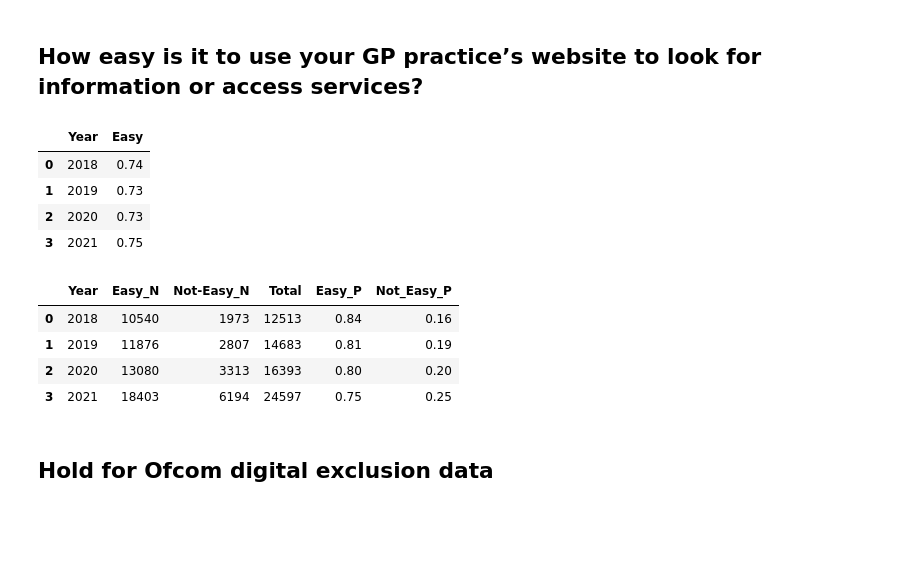
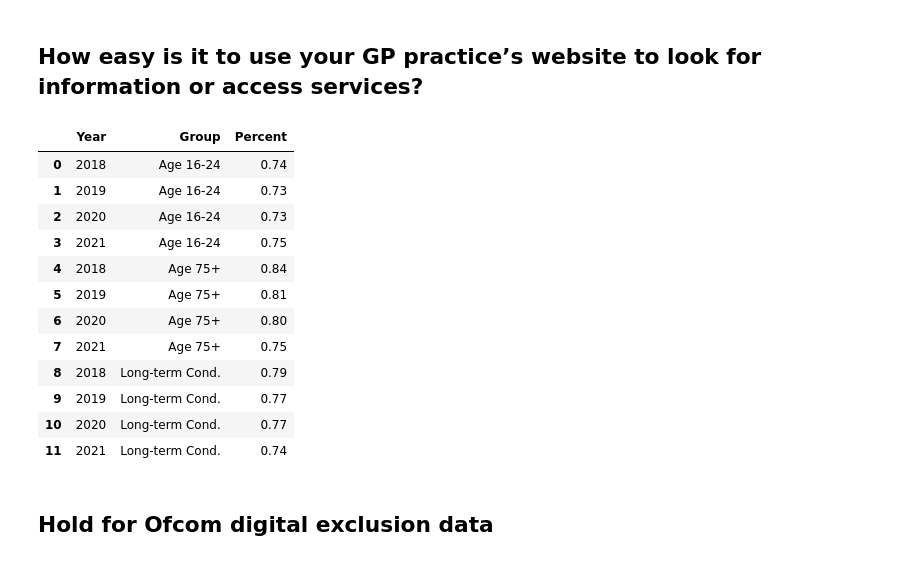
Before and after one commit to nhsx/digital-health-insights, a Jupyter notebook: Digital-Insights-2021-GP-Patient-Survey-2021-Analysis-Master.ipynb, the cells around one changed output. Cells and saved outputs as stored; diff of their text form; code cells hidden in the pictures; blank space fills up the shorter version.

Commit message:
ease of use chart if we need it

```diff
--- a/Digital-Insights-2021-GP-Patient-Survey-2021-Analysis-Master.ipynb
+++ b/Digital-Insights-2021-GP-Patient-Survey-2021-Analysis-Master.ipynb
@@ -321,35 +281,3 @@ figure.show()
 ## Trends - Using GP Websites
 # %% [markdown]
 ## How easy is it to use your GP practice’s website to look for information or access services?
-# %%
-# We're going to convert these age groups into infographics rather than charts.
-# Here is the data anyway
-# Could you update the data file to data/use_16_24.csv
-
-## 16-24s (2018 - 2021)
-ease_16_24 = pd.read_csv (r'/Users/mary.amanuel/Desktop/digital health insights/cleaned data/GPPS2021_csv/use_16_24.csv', header = 0)
-ease_16_24.columns = ["Year", "Easy"]
-ease_16_24 = ease_16_24.astype({"Year": str, "Easy": str})
-ease_16_24['Easy'] = ease_16_24['Easy'].str[:-1].astype('float64')/ 100.0
-ease_16_24
-# %% [output]
-|  | Year | Easy |
-| 0 | 2018 | 0.74 |
-| 1 | 2019 | 0.73 |
-| 2 | 2020 | 0.73 |
-| 3 | 2021 | 0.75 |
-# %%
-
-## Over 75s (2018 - 2021)
-# Could you update the data file to data/Ease_of_use_over_time_75+.csv
-
-ease_use_75_and_over = pd.read_csv (r'/Users/mary.amanuel/Desktop/digital health insights/cleaned data/GPPS2021_csv/Ease_of_use_over_time_75+.csv', header = 0)
-ease_use_75_and_over.columns = ["Year", "Easy_N", "Not-Easy_N", "Total", "Easy_P", "Not_Easy_P"]
-ease_use_75_and_over = ease_use_75_and_over.astype({"Year": str})
-ease_use_75_and_over
-# %% [output]
-|  | Year | Easy_N | Not-Easy_N | Total | Easy_P | Not_Easy_P |
-| 0 | 2018 | 10540 | 1973 | 12513 | 0.84 | 0.16 |
-| 1 | 2019 | 11876 | 2807 | 14683 | 0.81 | 0.19 |
-| 2 | 2020 | 13080 | 3313 | 16393 | 0.80 | 0.20 |
-| 3 | 2021 | 18403 | 6194 | 24597 | 0.75 | 0.25 |
@@ -365,0 +284,39 @@ trend_ease_use_LTC
+# %%
+# Over 75s (2018 - 2021)
+ease_use_75_and_over = pd.read_csv (r'data/Ease_of_use_over_time_75+.csv', header = 0)
+ease_use_75_and_over.columns = ["Year", "Age 75+"]
+
+# 16-24s (2018 - 2021)
+ease_16_24 = pd.read_csv (r'data/use_16_24.csv', header = 0)
+ease_16_24.columns = ["Year", "Age 16-24"]
+
+# Long term health conditions (2018 - 2021)
+trend_ease_use_LTC = pd.read_csv (r'data/trend_ease_use_2021_time_long_term_condition.csv')
+trend_ease_use_LTC = trend_ease_use_LTC.dropna(axis='rows')
+trend_ease_use_LTC.columns = ["Year", "Long-term Cond."]
+
+# merge
+ease_of_use = ease_16_24.merge(ease_use_75_and_over,on='Year').merge(trend_ease_use_LTC,on='Year')
+ease_of_use = pd.melt(
+    ease_of_use,
+    id_vars=['Year'],
+    value_vars=[
+        "Age 16-24",
+        "Age 75+",
+        "Long-term Cond."])
+ease_of_use.columns = ["Year", "Group", "Percent"]
+ease_of_use
+# %% [output]
+|  | Year | Group | Percent |
+| 0 | 2018 | Age 16-24 | 0.74 |
+| 1 | 2019 | Age 16-24 | 0.73 |
+| 2 | 2020 | Age 16-24 | 0.73 |
+| 3 | 2021 | Age 16-24 | 0.75 |
+| 4 | 2018 | Age 75+ | 0.84 |
+| 5 | 2019 | Age 75+ | 0.81 |
+| 6 | 2020 | Age 75+ | 0.80 |
+| 7 | 2021 | Age 75+ | 0.75 |
+| 8 | 2018 | Long-term Cond. | 0.79 |
+| 9 | 2019 | Long-term Cond. | 0.77 |
+| 10 | 2020 | Long-term Cond. | 0.77 |
+| 11 | 2021 | Long-term Cond. | 0.74 |
```
Also changed, not shown: parts of 12 cells of this notebook, 3 other files.
